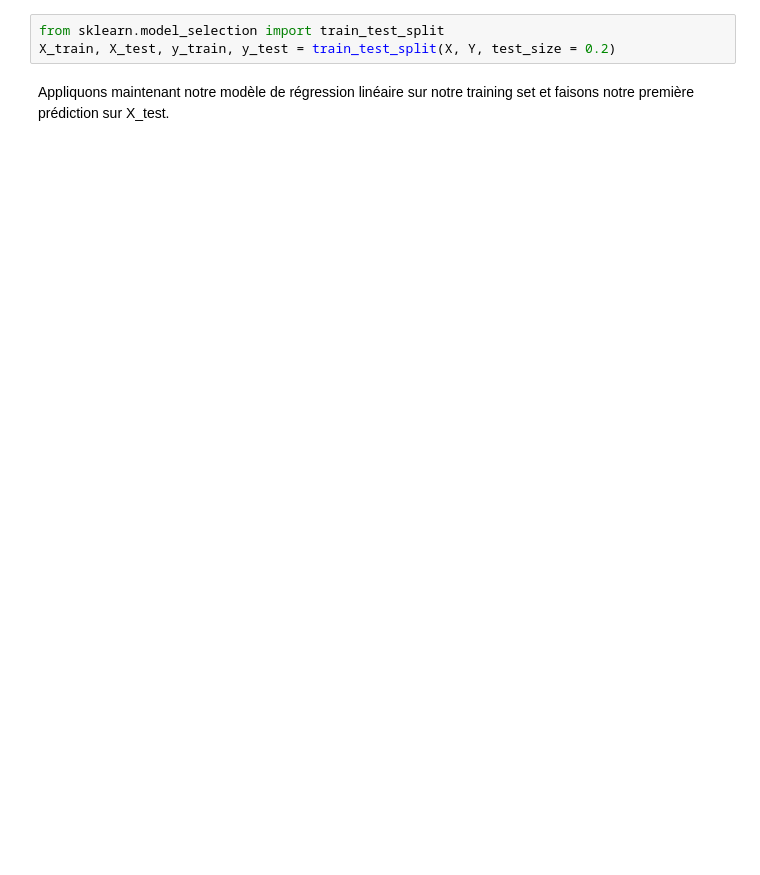
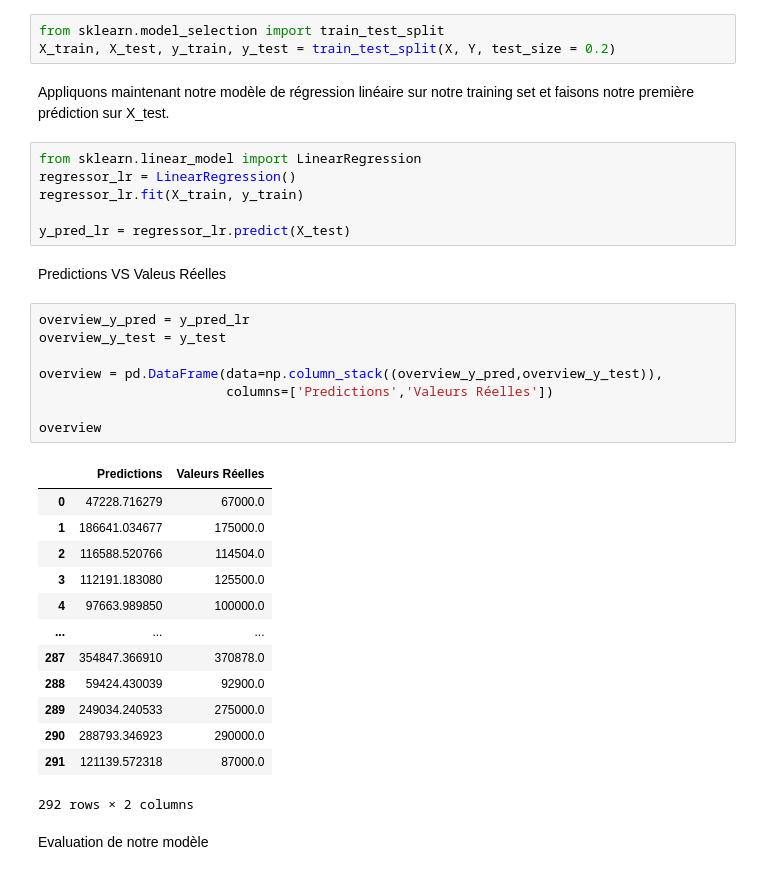
Before and after one commit to Khadimou/SalesPriceML, a Jupyter notebook: house_model.ipynb, the cells around one changed output. Cells and saved outputs as stored; diff of their text form; blank space fills up the shorter version.

```diff
--- a/house_model.ipynb
+++ b/house_model.ipynb
@@ -280,3 +282,35 @@ from sklearn.model_selection import train_test_split
 X_train, X_test, y_train, y_test = train_test_split(X, Y, test_size = 0.2)
 # %% [markdown]
 Appliquons maintenant notre modèle de régression linéaire sur notre training set et faisons notre première prédiction sur X_test.
+# %%
+from sklearn.linear_model import LinearRegression
+regressor_lr = LinearRegression()
+regressor_lr.fit(X_train, y_train)
+
+y_pred_lr = regressor_lr.predict(X_test)
+# %% [markdown]
+Predictions VS Valeus Réelles
+# %%
+overview_y_pred = y_pred_lr
+overview_y_test = y_test
+
+overview = pd.DataFrame(data=np.column_stack((overview_y_pred,overview_y_test)),
+                        columns=['Predictions','Valeurs Réelles'])
+
+overview
+# %% [output]
+|  | Predictions | Valeurs Réelles |
+| 0 | 47228.716279 | 67000.0 |
+| 1 | 186641.034677 | 175000.0 |
+| 2 | 116588.520766 | 114504.0 |
+| 3 | 112191.183080 | 125500.0 |
+| 4 | 97663.989850 | 100000.0 |
+| ... | ... | ... |
+| 287 | 354847.366910 | 370878.0 |
+| 288 | 59424.430039 | 92900.0 |
+| 289 | 249034.240533 | 275000.0 |
+| 290 | 288793.346923 | 290000.0 |
+| 291 | 121139.572318 | 87000.0 |
+292 rows × 2 columns
+# %% [markdown]
+Evaluation de notre modèle
```
Also changed, not shown: parts of 2 cells of this notebook.
